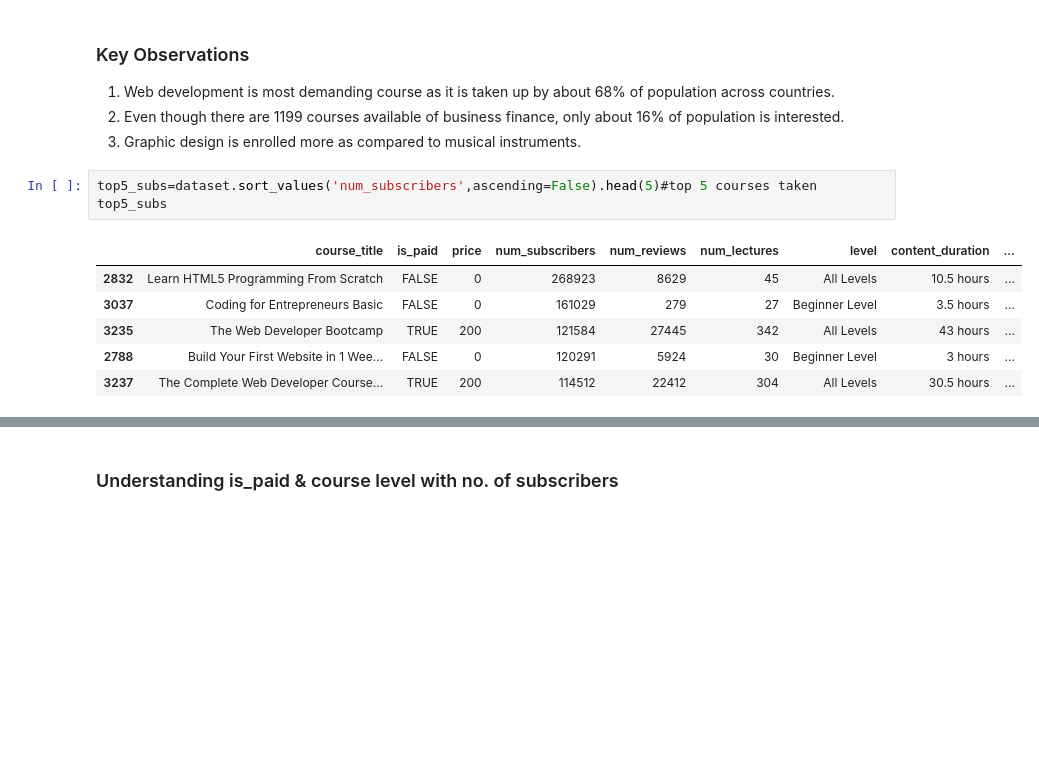
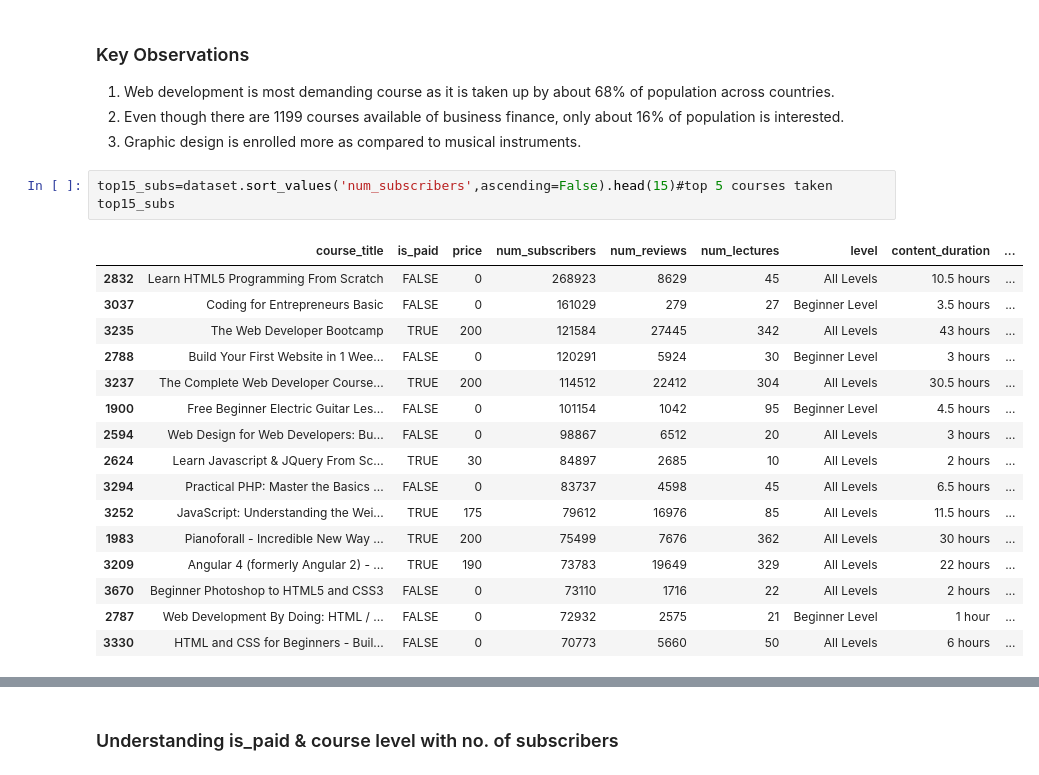
Before and after one commit to akanshya/My-ML-Models, a Jupyter notebook: Udemy Courses Dataset/Udemy Courses Analysis.ipynb, the cells around one changed output, grey strips where cells are left out. Drawn from its saved outputs; the diff is of its cells as text; blank space fills up the shorter version.

```diff
--- a/Udemy Courses Dataset/Udemy Courses Analysis.ipynb
+++ b/Udemy Courses Dataset/Udemy Courses Analysis.ipynb
@@ -156,13 +156,23 @@ plt.show()
 2. Even though there are 1199 courses available of business finance, only about 16% of population is interested.
 3. Graphic design is enrolled more as compared to musical instruments.
 # %%
-top5_subs=dataset.sort_values('num_subscribers',ascending=False).head(5)#top 5 courses taken
-top5_subs
+top15_subs=dataset.sort_values('num_subscribers',ascending=False).head(15)#top 5 courses taken
+top15_subs
 # %% [output]
 |  | course_title | is_paid | price | num_subscribers | num_reviews | num_lectures | level | content_duration | ... |
 | 2832 | Learn HTML5 Programming From Scratch | FALSE | 0 | 268923 | 8629 | 45 | All Levels | 10.5 hours | ... |
 | 3037 | Coding for Entrepreneurs Basic | FALSE | 0 | 161029 | 279 | 27 | Beginner Level | 3.5 hours | ... |
 | 3235 | The Web Developer Bootcamp | TRUE | 200 | 121584 | 27445 | 342 | All Levels | 43 hours | ... |
 | 2788 | Build Your First Website in 1 Wee... | FALSE | 0 | 120291 | 5924 | 30 | Beginner Level | 3 hours | ... |
 | 3237 | The Complete Web Developer Course... | TRUE | 200 | 114512 | 22412 | 304 | All Levels | 30.5 hours | ... |
+| 1900 | Free Beginner Electric Guitar Les... | FALSE | 0 | 101154 | 1042 | 95 | Beginner Level | 4.5 hours | ... |
+| 2594 | Web Design for Web Developers: Bu... | FALSE | 0 | 98867 | 6512 | 20 | All Levels | 3 hours | ... |
+| 2624 | Learn Javascript & JQuery From Sc... | TRUE | 30 | 84897 | 2685 | 10 | All Levels | 2 hours | ... |
+| 3294 | Practical PHP: Master the Basics ... | FALSE | 0 | 83737 | 4598 | 45 | All Levels | 6.5 hours | ... |
+| 3252 | JavaScript: Understanding the Wei... | TRUE | 175 | 79612 | 16976 | 85 | All Levels | 11.5 hours | ... |
+| 1983 | Pianoforall - Incredible New Way ... | TRUE | 200 | 75499 | 7676 | 362 | All Levels | 30 hours | ... |
+| 3209 | Angular 4 (formerly Angular 2) - ... | TRUE | 190 | 73783 | 19649 | 329 | All Levels | 22 hours | ... |
+| 3670 | Beginner Photoshop to HTML5 and CSS3 | FALSE | 0 | 73110 | 1716 | 22 | All Levels | 2 hours | ... |
+| 2787 | Web Development By Doing: HTML / ... | FALSE | 0 | 72932 | 2575 | 21 | Beginner Level | 1 hour | ... |
+| 3330 | HTML and CSS for Beginners - Buil... | FALSE | 0 | 70773 | 5660 | 50 | All Levels | 6 hours | ... |
 # %%
```
Also changed, not shown: parts of 7 cells of this notebook.
